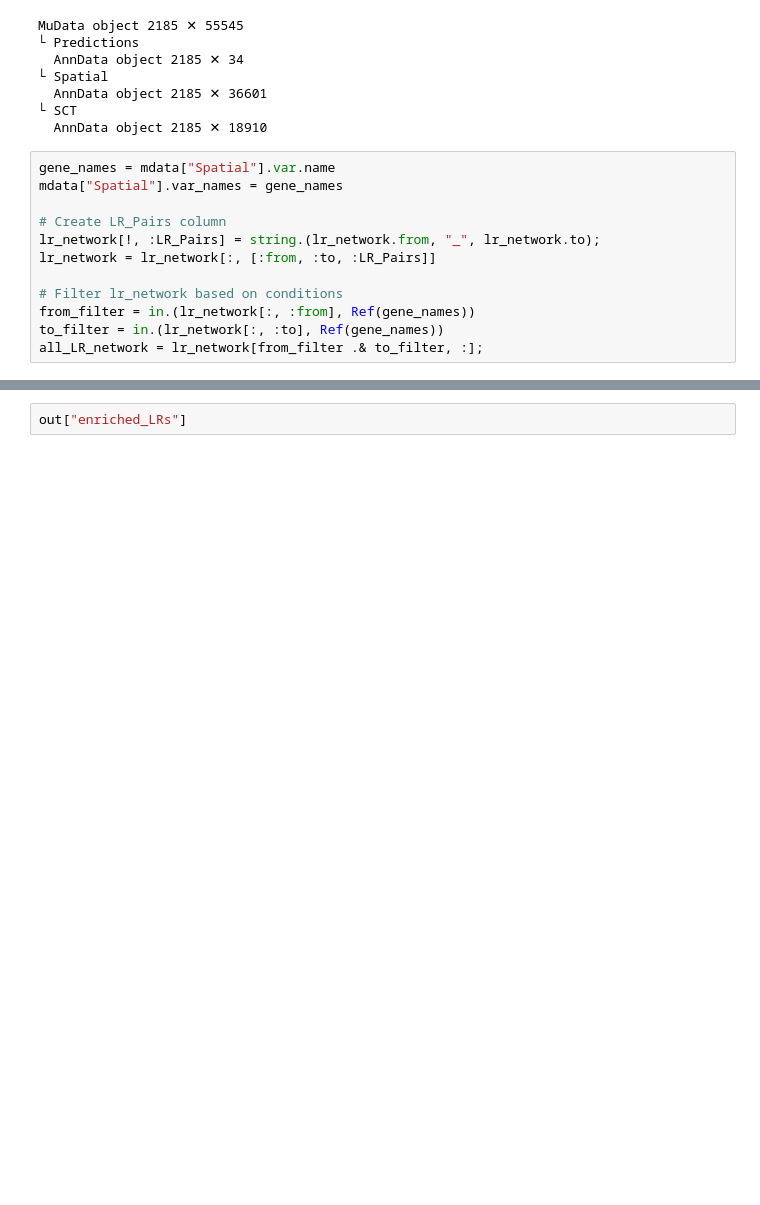
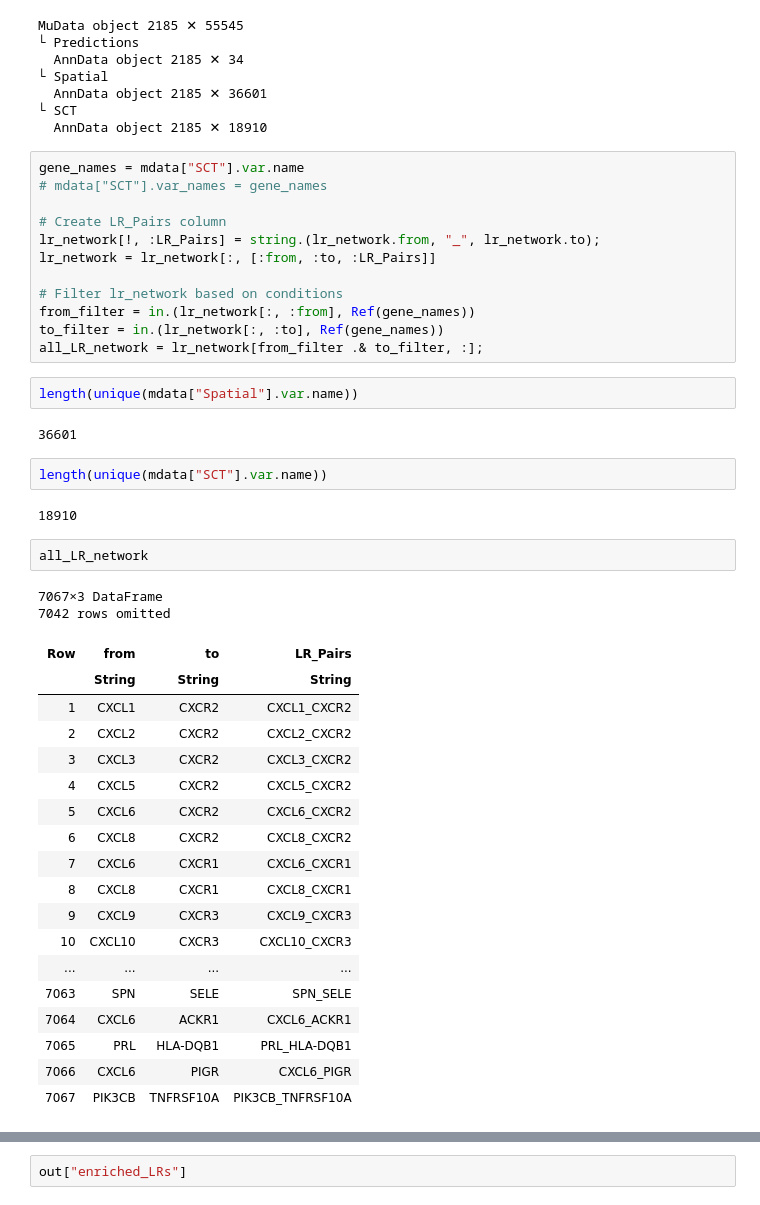
Before and after one commit to aadimator/ISCHIA.jl, a Jupyter notebook: notebooks/benchmarking.ipynb, the cells around one changed output, grey strips where cells are left out. Saved outputs shown, nothing was run; the diff lists cells and outputs as text; blank space fills up the shorter version.

```diff
--- a/notebooks/benchmarking.ipynb
+++ b/notebooks/benchmarking.ipynb
@@ -20,8 +20,8 @@ MuData object 2185 ✕ 55545
 └ SCT
   AnnData object 2185 ✕ 18910
 # %%
-gene_names = mdata["Spatial"].var.name
-mdata["Spatial"].var_names = gene_names
+gene_names = mdata["SCT"].var.name
+# mdata["SCT"].var_names = gene_names
 
 # Create LR_Pairs column
 lr_network[!, :LR_Pairs] = string.(lr_network.from, "_", lr_network.to);
@@ -31,3 +31,34 @@ lr_network = lr_network[:, [:from, :to, :LR_Pairs]]
 from_filter = in.(lr_network[:, :from], Ref(gene_names))
 to_filter = in.(lr_network[:, :to], Ref(gene_names))
 all_LR_network = lr_network[from_filter .& to_filter, :];
+# %%
+length(unique(mdata["Spatial"].var.name))
+# %% [output]
+36601
+# %%
+length(unique(mdata["SCT"].var.name))
+# %% [output]
+18910
+# %%
+all_LR_network
+# %% [output]
+7067×3 DataFrame
+7042 rows omitted
+| Row | from | to | LR_Pairs |
+|  | String | String | String |
+| 1 | CXCL1 | CXCR2 | CXCL1_CXCR2 |
+| 2 | CXCL2 | CXCR2 | CXCL2_CXCR2 |
+| 3 | CXCL3 | CXCR2 | CXCL3_CXCR2 |
+| 4 | CXCL5 | CXCR2 | CXCL5_CXCR2 |
+| 5 | CXCL6 | CXCR2 | CXCL6_CXCR2 |
+| 6 | CXCL8 | CXCR2 | CXCL8_CXCR2 |
+| 7 | CXCL6 | CXCR1 | CXCL6_CXCR1 |
+| 8 | CXCL8 | CXCR1 | CXCL8_CXCR1 |
+| 9 | CXCL9 | CXCR3 | CXCL9_CXCR3 |
+| 10 | CXCL10 | CXCR3 | CXCL10_CXCR3 |
+| ... | ... | ... | ... |
+| 7063 | SPN | SELE | SPN_SELE |
+| 7064 | CXCL6 | ACKR1 | CXCL6_ACKR1 |
+| 7065 | PRL | HLA-DQB1 | PRL_HLA-DQB1 |
+| 7066 | CXCL6 | PIGR | CXCL6_PIGR |
+| 7067 | PIK3CB | TNFRSF10A | PIK3CB_TNFRSF10A |
```
Also changed, not shown: parts of 12 cells of this notebook, 6 other files.
